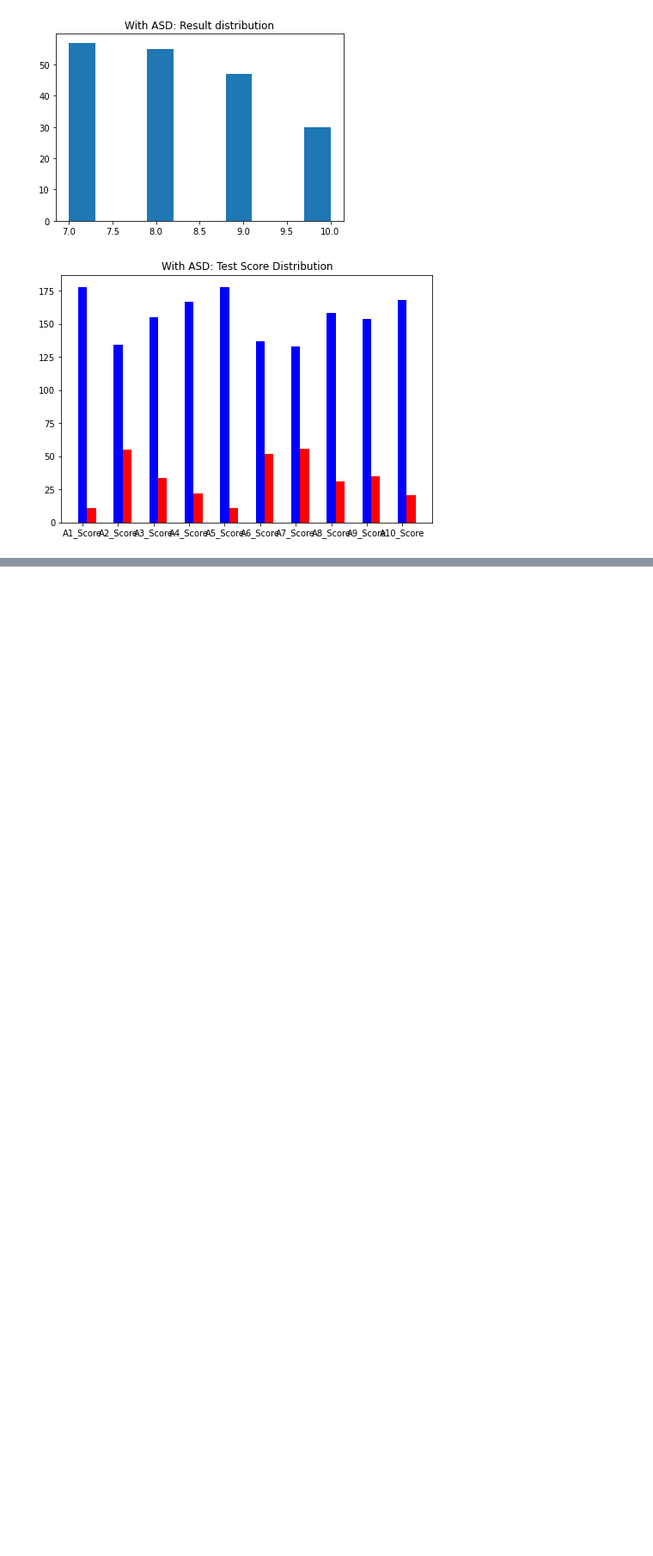
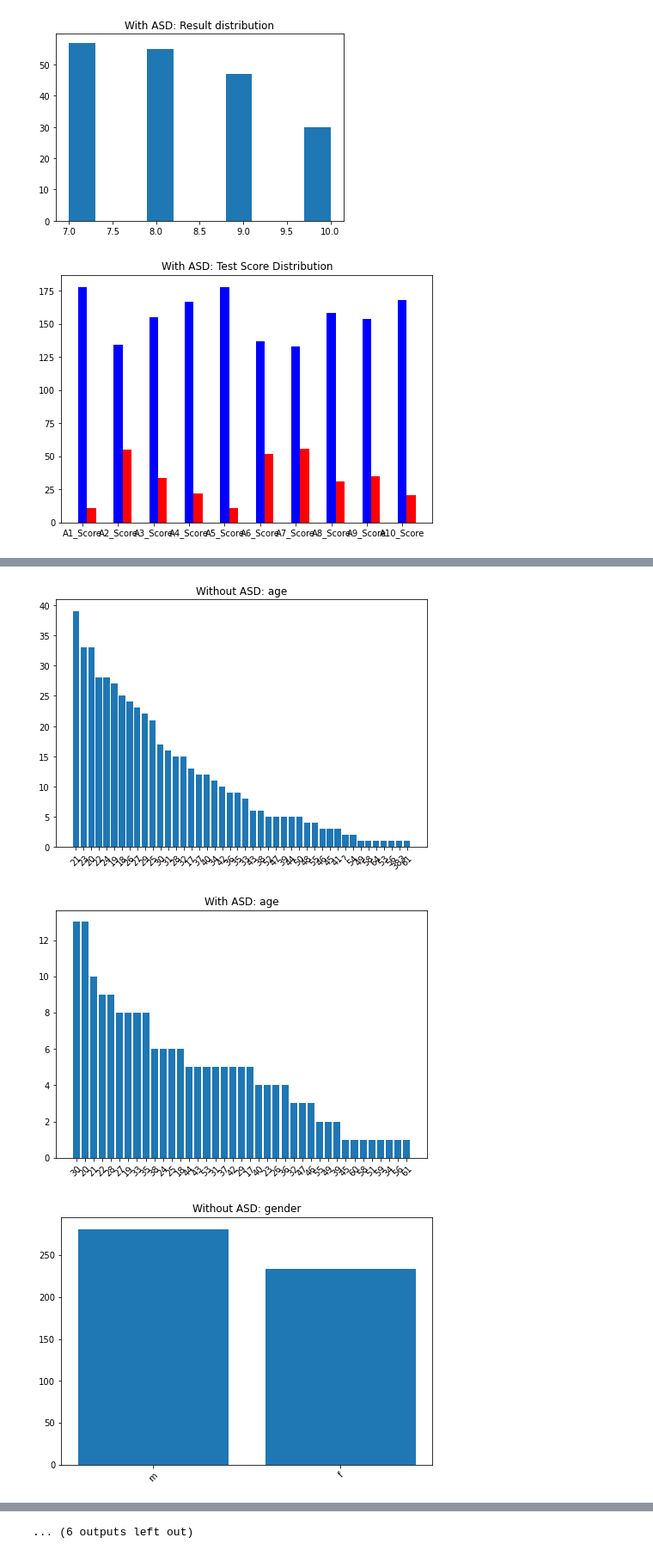
Before and after one commit to hansoullee20/MachineLearning, a Jupyter notebook: Classifying autism among adults base on behavioral and character features.ipynb, the cells around one changed output, grey strips where cells are left out. Shown: that part at 86% size. Cells and saved outputs as stored; diff of their text form; code cells hidden in the pictures; blank space fills up the shorter version.

Commit message:
Correlation graphs commit
Correlation graphs for both behavior and characteristics complete

```diff
--- a/Classifying autism among adults base on behavioral and character features.ipynb
+++ b/Classifying autism among adults base on behavioral and character features.ipynb
@@ -582,6 +404,0 @@ ax = df_test_eth.value_counts().plot(kind = 'bar', title = "Test Ethnicity")
-# %%
-df_train_gen =  X_train_all['gender'].astype("category")
-ax = df_train_gen.value_counts().plot(kind = 'bar', title = "Train Gender")
-# %%
-df_test_gen =  X_test_all['gender'].astype("category")
-ax = df_test_gen.value_counts().plot(kind = 'bar', title = "Test Gender")
@@ -591,4 +405,68 @@ df_test_aus =  X_test_all['Class/ASD'].astype("category")
-# %%
-ax = df_train_aus.value_counts().plot(kind = 'bar', title = "Train Autism")
-# %%
-ax = df_test_aus.value_counts().plot(kind = 'bar', title = "Test Autism")
+# %%
+# Reload the datafile
+df = pd.read_csv(r'C:\Users\HanSoul\Documents\analysis\datas\Autism_Adult_Data\Autism_Adult_Data.csv')
+
+
+df_characters = df[['age',
+                'gender',
+                'ethnicity',
+                'jundice',
+                'austim',
+                'contry_of_res',
+                'used_app_before',
+                'relation',
+                'Class/ASD']]
+df_characters =df_characters.rename(columns = {'Class/ASD':'ASD'})
+df_No = df_characters[(df_characters.ASD == 'NO')]
+df_Yes = df_characters[(df_characters.ASD == 'YES')]
+
+def binary_hist(feat):
+
+    fig = plt.figure()
+    ax = fig.add_axes([0,0,1,1])
+
+    df = df_No[feat]
+    val = df.value_counts().reset_index()
+    cols = val['index']
+    counts = val[feat]
+
+    ax.bar(cols, counts)
+    ax.set_title("Without ASD: " + feat)
+    plt.xticks(rotation = 45)
+    plt.show()
+
+    fig = plt.figure()
+    ax = fig.add_axes([0,0,1,1])
+
+    df = df_Yes[feat]
+    val = df.value_counts().reset_index()
+    cols = val['index']
+    counts = val[feat]
+
+    ax.bar(cols, counts)
+    ax.set_title("With ASD: " + feat)
+    plt.xticks(rotation = 45)
+    plt.show()
+
+col_name = df_characters.keys()
+for i in col_name:
+    binary_hist(i)
+
+# ####################Subjects without ASD
+
+# df_No = df_characters[(df_characters.ASD == 'NO')]
+
+# for i in col_name:
+#     binary_hist(df_No, i, 'Without')
+
+
+# ####################Subjects with ASD
+
+# df_Yes = df_characters[(df_characters.ASD == 'YES')]
+
+# for i in col_name:
+#     binary_hist(df_Yes, i, 'With')
+# %% [output]
+[figure, added]
+[figure, added]
+[figure, added]
@@ -594,0 +482 @@ ax = df_test_aus.value_counts().plot(kind = 'bar', title = "Test Autism")
+... (6 outputs left out)
```
Also changed, not shown: parts of 17 cells of this notebook.
